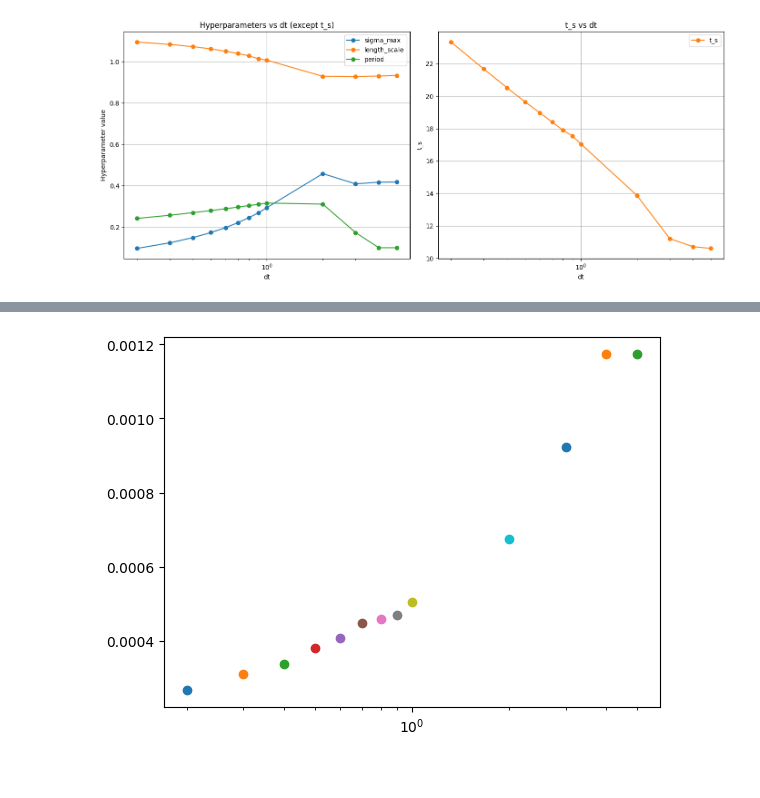
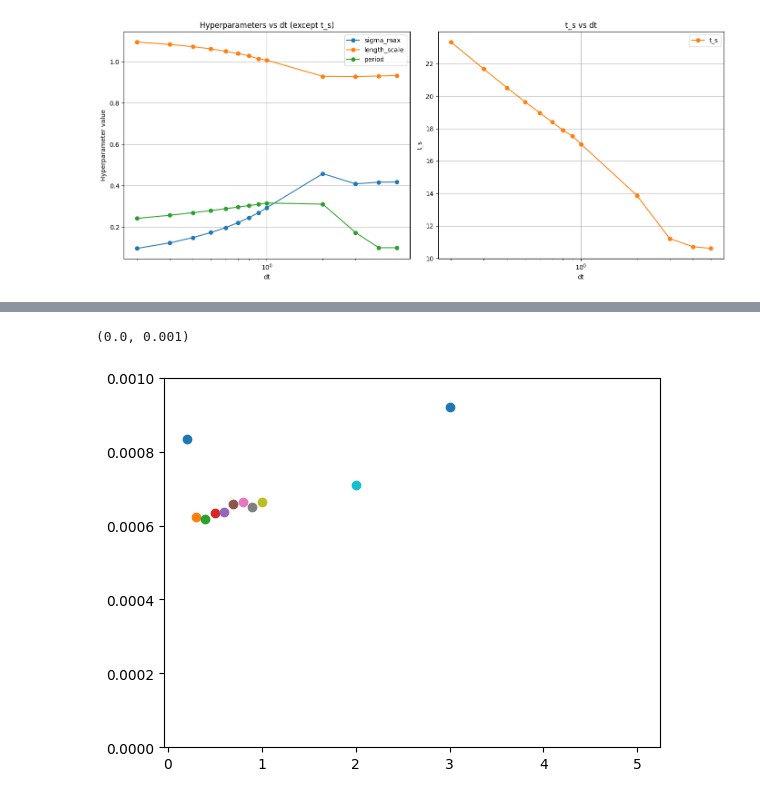
Before and after one commit to BGP-QNM-FITS/bgp_qnm_fits, a Jupyter notebook: bgp_qnm_fits/data/kernel_scaling_tests.ipynb, the cells around one changed output, grey strips where cells are left out. Drawn from its saved outputs; the diff is of its cells as text; code cells hidden in the pictures.

```diff
--- a/bgp_qnm_fits/data/kernel_scaling_tests.ipynb
+++ b/bgp_qnm_fits/data/kernel_scaling_tests.ipynb
@@ -201,7 +201,7 @@ for i, dt in enumerate(dts):
         param_dict,
         R_dict_interp,
         HYPERPARAM_RULE_DICT_GP,
-        kernel_main,
+        kernel_GP,
         TRAINING_SPH_MODES,
         SIM_TRAINING_MODE_RULES,
     )
@@ -302,7 +302,7 @@ for i, dt in enumerate(dts):
     sim_times_interp = np.arange(TRAINING_START_TIME, TRAINING_START_TIME+TRAINING_END_TIME, dt)
     sim_h_interp = sim_interpolator_data(sim_main.h, sim_main.times, sim_times_interp)
 
-    tuned_param_GP = get_tuned_params(param_dict[id], hyperparameters_array[i], HYPERPARAM_RULE_DICT_GP)
+    tuned_param_GP = get_tuned_params(param_dict[id], hyperparameters_array_test[i], HYPERPARAM_RULE_DICT_GP)
 
     fit_GP = BGP_fit(
             sim_times_interp,
@@ -311,9 +311,9 @@ for i, dt in enumerate(dts):
             sim_main.Mf,
             sim_main.chif_mag,
             tuned_param_GP,
-            kernel_main,
+            kernel_GP,
             t0=T0_REF,
-            num_samples=int(1e4),
+            num_samples=int(1e6),
             t0_method="geq",
             T=T,
             spherical_modes=spherical_modes,
@@ -325,8 +328,10 @@ for i, dt in enumerate(dts):
 # %%
 for i, fit in enumerate(fits):
     samples = fit.fit["samples"]
     std = np.std(samples, axis=0)
-    plt.plot(dts[i], std[0], 'o')
-plt.xscale('log')
+    plt.plot(dts[i], std[-2], 'o')
+#plt.xscale('log')
+plt.ylim(0, 0.001)
 # %% [output]
+(0.0, 0.001)
-[figure, old version]
+[figure, new version]
```
Also changed, not shown: parts of 2 cells of this notebook, 14 other files.
